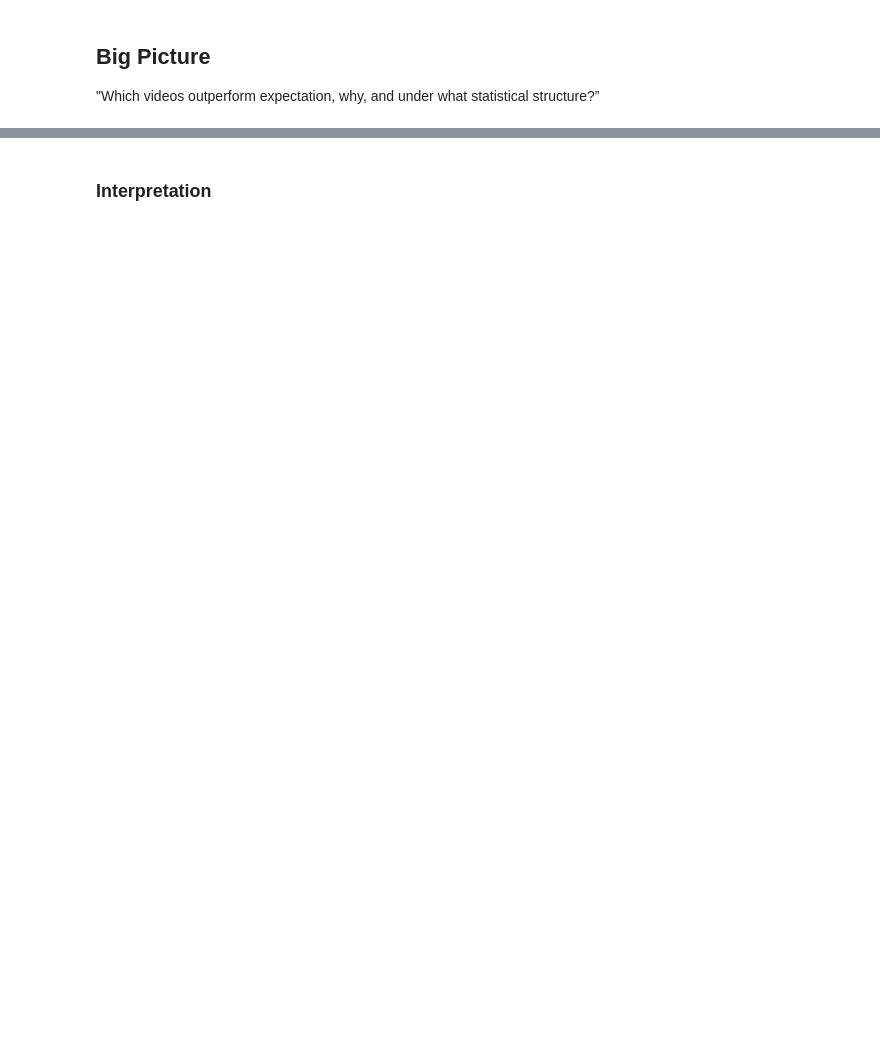
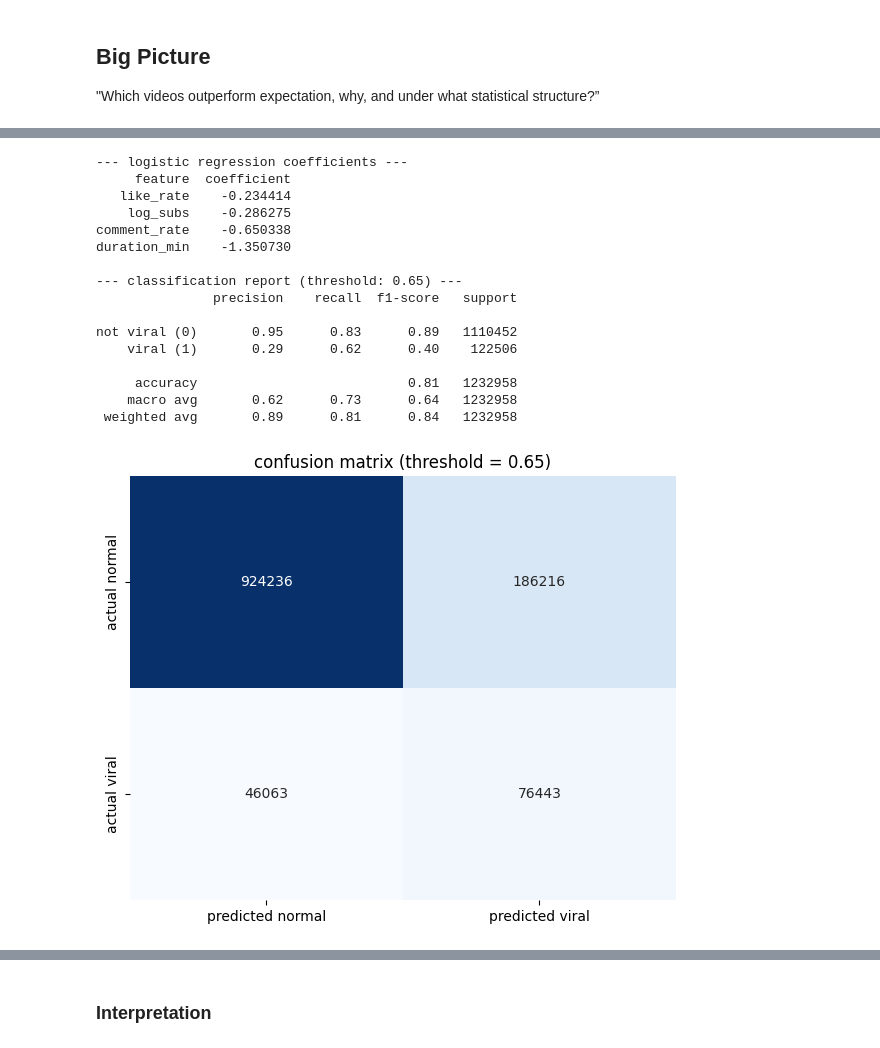
Before and after one commit to captainvogon/yt-virality, a Jupyter notebook: yt_mod1.ipynb, the cells around one changed output, grey strips where cells are left out. Cells and saved outputs as stored; diff of their text form; code cells hidden in the pictures; blank space fills up the shorter version.

Commit message:
added logistic regression

```diff
--- a/yt_mod1.ipynb
+++ b/yt_mod1.ipynb
@@ -167,0 +173,75 @@ Name: viral, dtype: int64
+# %%
+# Module 2: classify virality using logistic regression
+from sklearn.model_selection import train_test_split
+from sklearn.linear_model import LogisticRegression
+from sklearn.metrics import classification_report, confusion_matrix
+from sklearn.preprocessing import StandardScaler
+import seaborn as sns
+import matplotlib.pyplot as plt
+import pandas as pd
+import numpy as np
+
+# select features (using engagement metrics, not raw views)
+features = ['duration_min', 'like_rate', 'comment_rate', 'log_subs']
+model_df = df_clean.dropna(subset=features + ['viral']).copy()
+
+X = model_df[features]
+y = model_df['viral']
+
+# train/test split (stratify maintains the 90/10 ratio)
+X_train, X_test, y_train, y_test = train_test_split(
+    X, y, test_size=0.2, random_state=42, stratify=y
+)
+
+# feature scaling (standardize scales for distance-based gradients)
+scaler = StandardScaler()
+X_train_scaled = scaler.fit_transform(X_train)
+X_test_scaled = scaler.transform(X_test)
+
+# train model (class_weight handles imbalanced data)
+log_reg = LogisticRegression(class_weight='balanced', random_state=42)
+log_reg.fit(X_train_scaled, y_train)
+
+# threshold tuning (0.65) to reduce false positives
+y_probabilities = log_reg.predict_proba(X_test_scaled)[:, 1]
+custom_threshold = 0.65
+y_pred = (y_probabilities >= custom_threshold).astype(int)
+
+# evaluate results
+print("--- logistic regression coefficients ---")
+coef_df = pd.DataFrame({
+    'feature': features,
+    'coefficient': log_reg.coef_[0]
+}).sort_values(by='coefficient', ascending=False)
+print(coef_df.to_string(index=False))
+
+print(f"\n--- classification report (threshold: {custom_threshold}) ---")
+print(classification_report(y_test, y_pred, target_names=['not viral (0)', 'viral (1)']))
+
+# visualize confusion matrix
+plt.figure(figsize=(6, 5))
+cm = confusion_matrix(y_test, y_pred)
+sns.heatmap(cm, annot=True, fmt='d', cmap='Blues', cbar=False,
+            xticklabels=['predicted normal', 'predicted viral'],
+            yticklabels=['actual normal', 'actual viral'])
+plt.title(f"confusion matrix (threshold = {custom_threshold})")
+plt.tight_layout()
+plt.show()
+# %% [output]
+--- logistic regression coefficients ---
+     feature  coefficient
+   like_rate    -0.234414
+    log_subs    -0.286275
+comment_rate    -0.650338
+duration_min    -1.350730
+
+--- classification report (threshold: 0.65) ---
+               precision    recall  f1-score   support
+
+not viral (0)       0.95      0.83      0.89   1110452
+    viral (1)       0.29      0.62      0.40    122506
+
+     accuracy                           0.81   1232958
+    macro avg       0.62      0.73      0.64   1232958
+ weighted avg       0.89      0.81      0.84   1232958
+[figure, added]
```
Also changed, not shown: parts of 3 cells of this notebook.
